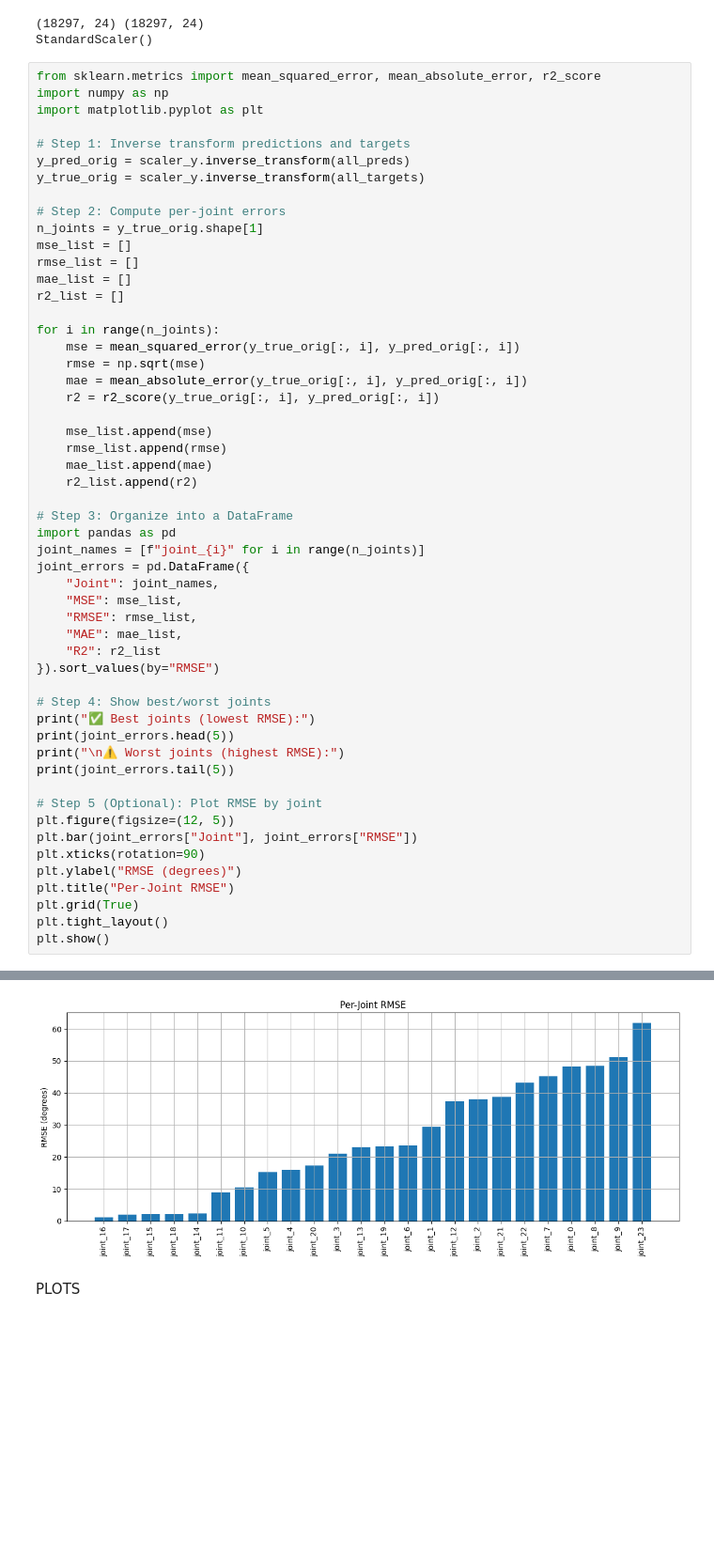
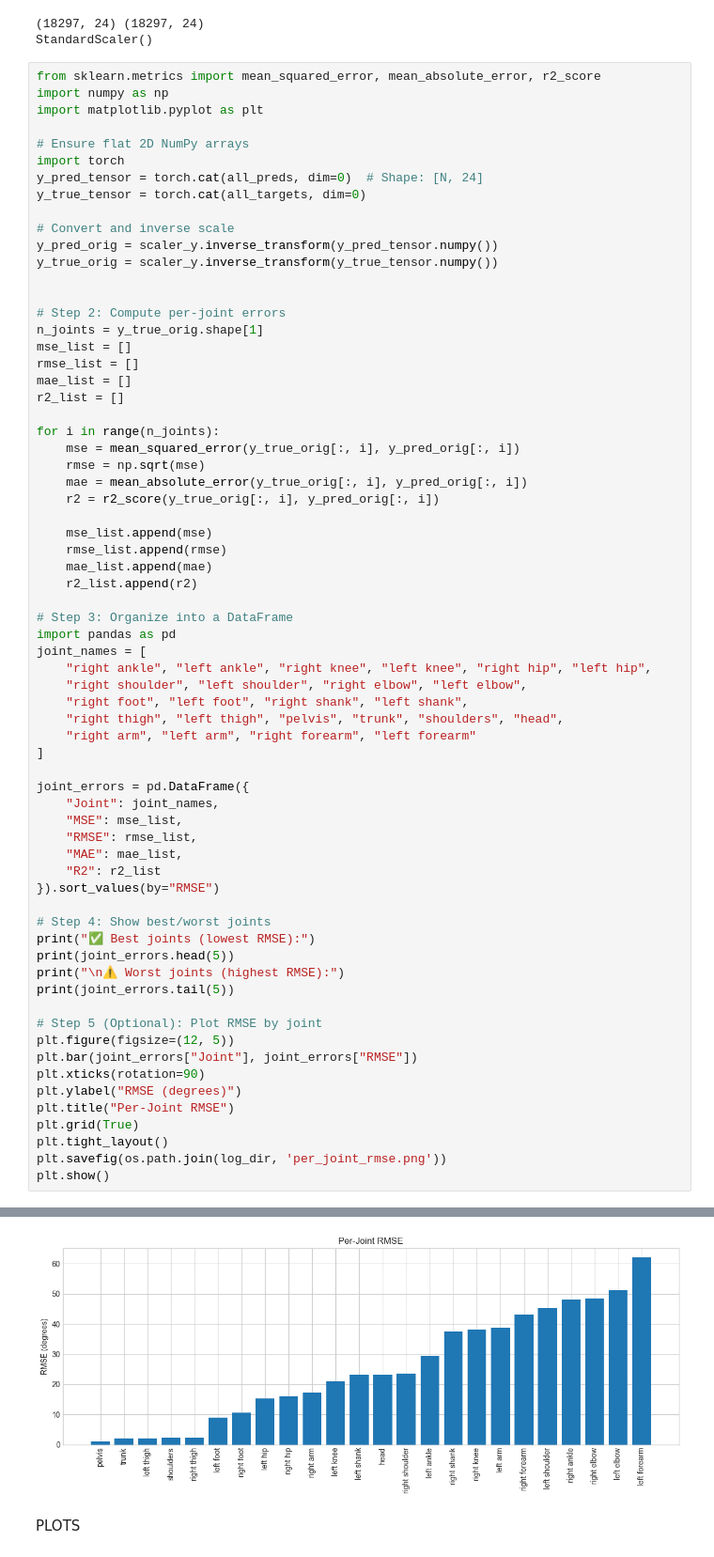
Before and after one commit to miskmabdalla/IMUPoseEstimation, a Jupyter notebook: lstm.ipynb, the cells around one changed output, grey strips where cells are left out. Shown at 94% size. Drawn from its saved outputs; the diff is of its cells as text; blank space fills up the shorter version.

```diff
--- a/lstm.ipynb
+++ b/lstm.ipynb
@@ -482,9 +505,15 @@ from sklearn.metrics import mean_squared_error, mean_absolute_error, r2_score
 import numpy as np
 import matplotlib.pyplot as plt
 
-# Step 1: Inverse transform predictions and targets
-y_pred_orig = scaler_y.inverse_transform(all_preds)
-y_true_orig = scaler_y.inverse_transform(all_targets)
+# Ensure flat 2D NumPy arrays
+import torch
+y_pred_tensor = torch.cat(all_preds, dim=0)  # Shape: [N, 24]
+y_true_tensor = torch.cat(all_targets, dim=0)
+
+# Convert and inverse scale
+y_pred_orig = scaler_y.inverse_transform(y_pred_tensor.numpy())
+y_true_orig = scaler_y.inverse_transform(y_true_tensor.numpy())
+
 
 # Step 2: Compute per-joint errors
 n_joints = y_true_orig.shape[1]
@@ -506,7 +535,14 @@ for i in range(n_joints):
 
 # Step 3: Organize into a DataFrame
 import pandas as pd
-joint_names = [f"joint_{i}" for i in range(n_joints)]
+joint_names = [
+    "right ankle", "left ankle", "right knee", "left knee", "right hip", "left hip",
+    "right shoulder", "left shoulder", "right elbow", "left elbow",
+    "right foot", "left foot", "right shank", "left shank",
+    "right thigh", "left thigh", "pelvis", "trunk", "shoulders", "head",
+    "right arm", "left arm", "right forearm", "left forearm"
+]
+
 joint_errors = pd.DataFrame({
     "Joint": joint_names,
     "MSE": mse_list,
@@ -529,6 +565,7 @@ plt.ylabel("RMSE (degrees)")
 plt.title("Per-Joint RMSE")
 plt.grid(True)
 plt.tight_layout()
+plt.savefig(os.path.join(log_dir, 'per_joint_rmse.png'))
 plt.show()
 # %% [output]
 ✅ Best joints (lowest RMSE):
@@ -549,4 +586,4 @@ plt.show()
-[figure, old version]
+[figure, new version]
 # %% [markdown]
 PLOTS
 # %%
```
Also changed, not shown: parts of 6 cells of this notebook, 16 other files.
